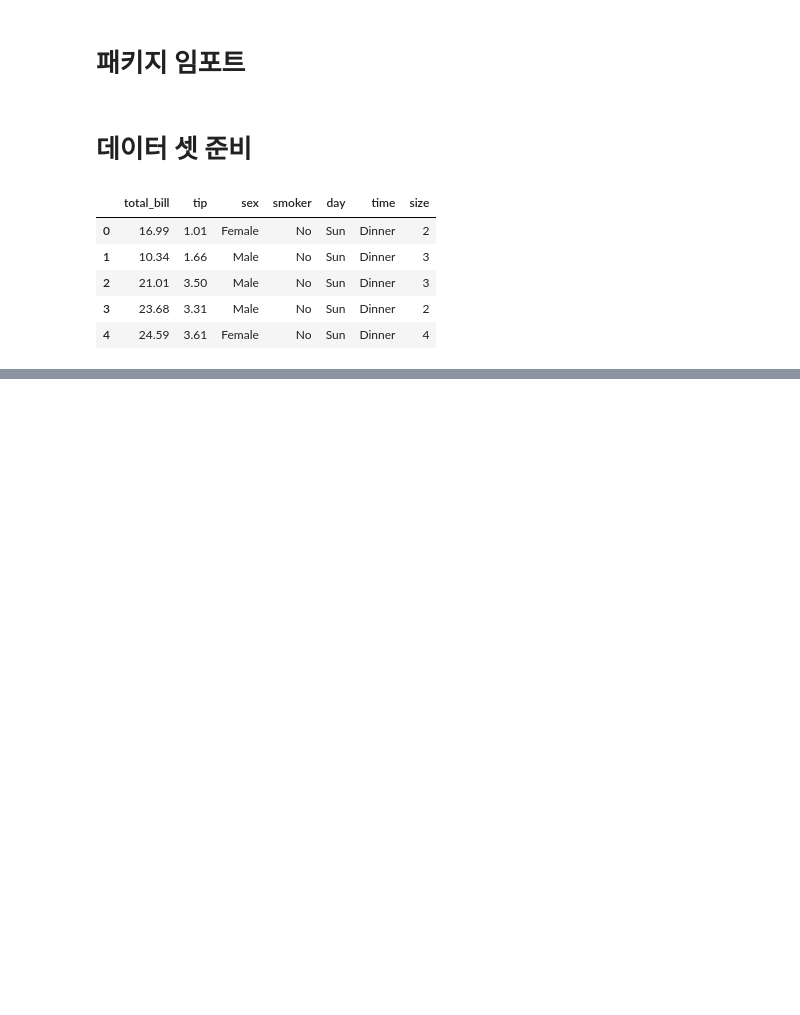
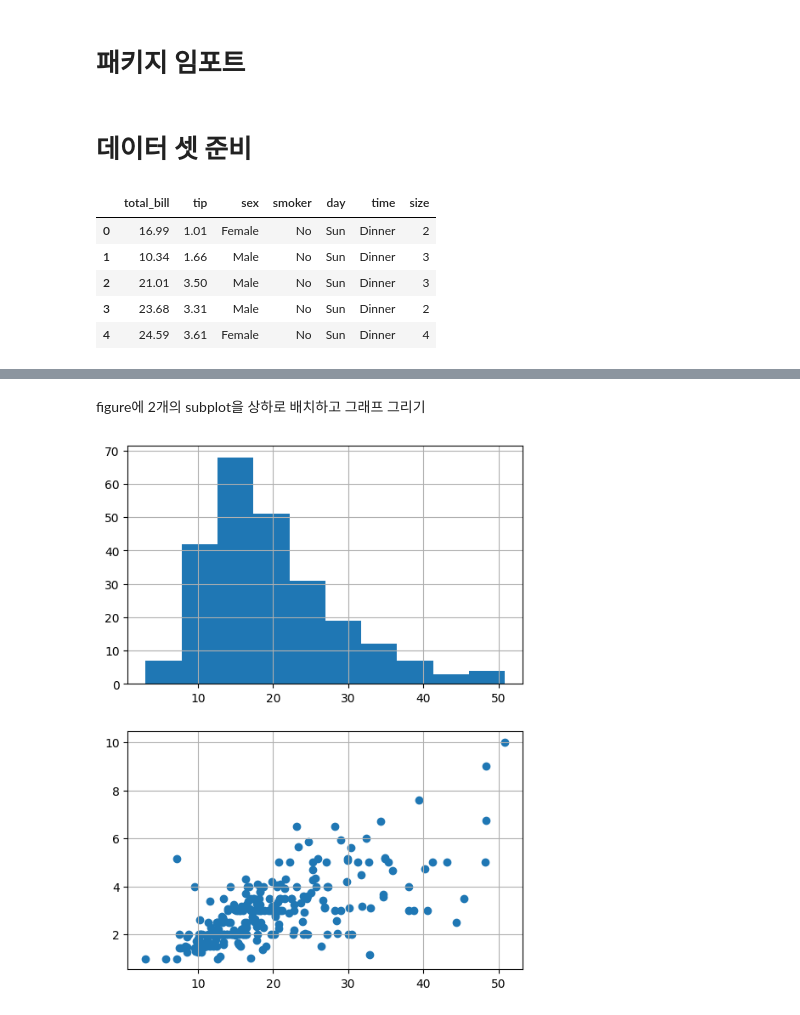
Before and after one commit to baesaa0304/StudyIT, a Jupyter notebook: py16_matplotlib.ipynb, the cells around one changed output, grey strips where cells are left out. Cells and saved outputs as stored; diff of their text form; code cells hidden in the pictures; blank space fills up the shorter version.

```diff
--- a/py16_matplotlib.ipynb
+++ b/py16_matplotlib.ipynb
@@ -90,0 +69,22 @@ plt.show()
+# %% [markdown]
+figure에 2개의 subplot을 상하로 배치하고 그래프 그리기
+# %%
+# 1. figure 생성
+fig = plt.figure(figsize=(6, 8))
+
+# 2. subplot을 figure에 추가
+ax1 = fig.add_subplot(2, 1, 1)  # add_subplot(211)
+ax2 = fig.add_subplot(2, 1, 2)  # add_subplot(212)
+
+# 3. 그래프
+ax1.hist(x=tips.total_bill)
+ax2.scatter(x=tips.total_bill, y=tips.tip)
+
+# 4. 옵션
+ax1.grid()
+ax2.grid()
+
+# 5. 보여주기
+plt.show()
+# %% [output]
+[figure, added]
```
Also changed, not shown: parts of 57 cells of this notebook.
